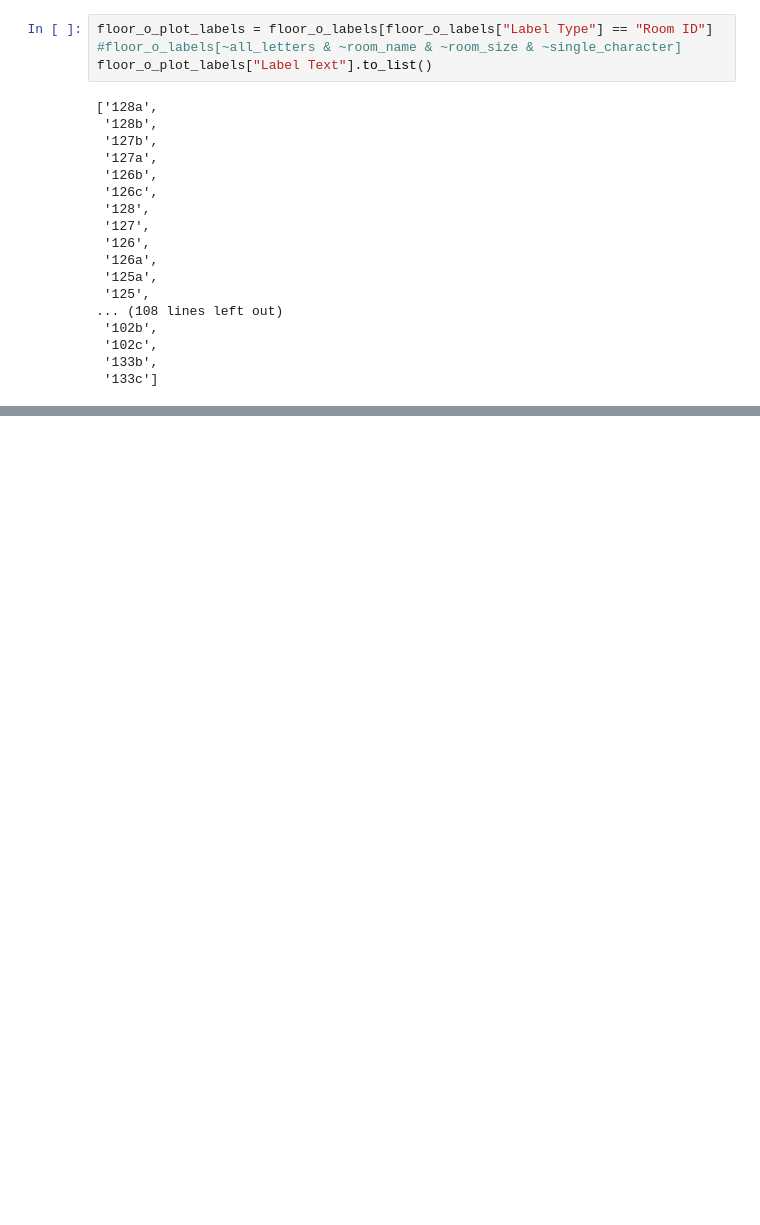
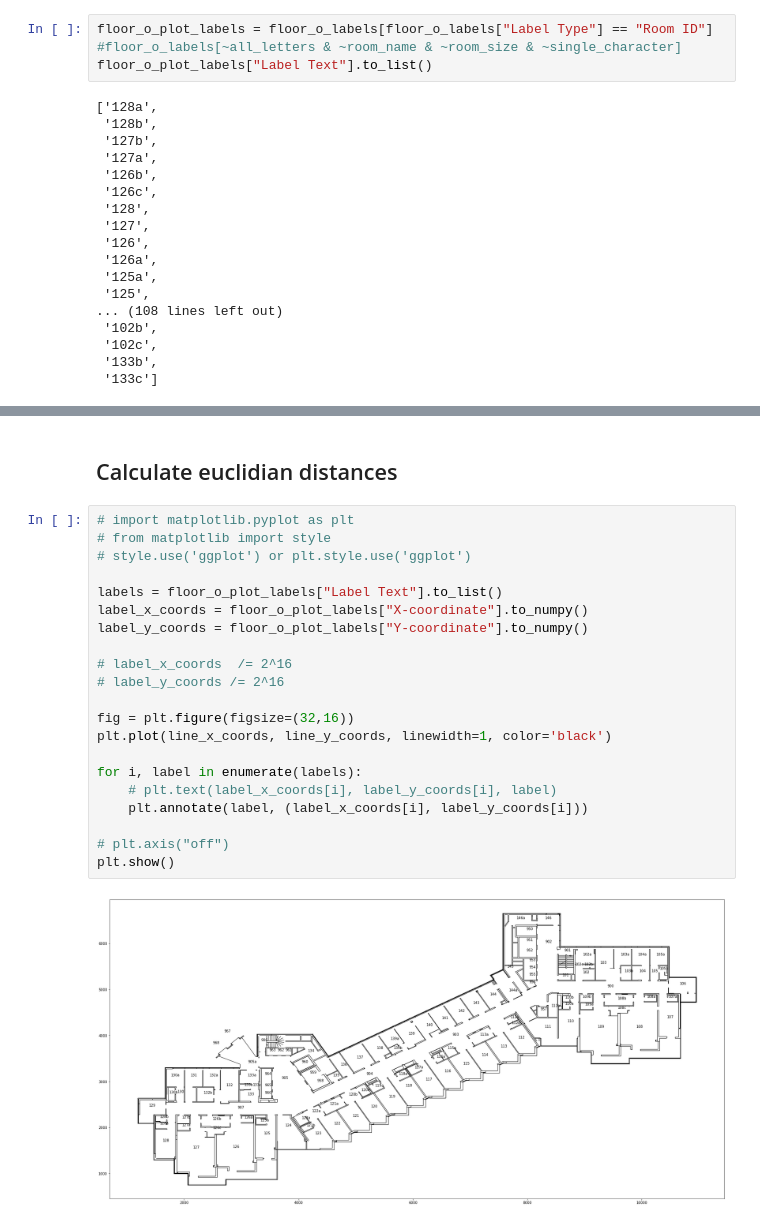
Before and after one commit to IDSC-io/vre-spark, a Jupyter notebook: src/visualization/visualize_cad_map.ipynb, the cells around one changed output, grey strips where cells are left out. Drawn from its saved outputs; the diff is of its cells as text; blank space fills up the shorter version.

```diff
--- a/src/visualization/visualize_cad_map.ipynb
+++ b/src/visualization/visualize_cad_map.ipynb
@@ -76,0 +76,25 @@ plt.show()
+# %% [markdown]
+## Calculate euclidian distances
+# %%
+# import matplotlib.pyplot as plt
+# from matplotlib import style
+# style.use('ggplot') or plt.style.use('ggplot')
+
+labels = floor_o_plot_labels["Label Text"].to_list()
+label_x_coords = floor_o_plot_labels["X-coordinate"].to_numpy()
+label_y_coords = floor_o_plot_labels["Y-coordinate"].to_numpy()
+
+# label_x_coords  /= 2^16
+# label_y_coords /= 2^16
+
+fig = plt.figure(figsize=(32,16))
+plt.plot(line_x_coords, line_y_coords, linewidth=1, color='black')
+
+for i, label in enumerate(labels):
+    # plt.text(label_x_coords[i], label_y_coords[i], label)
+    plt.annotate(label, (label_x_coords[i], label_y_coords[i]))
+
+# plt.axis("off")
+plt.show()
+# %% [output]
+[figure, added]
```
Also changed, not shown: parts of 8 cells of this notebook.
